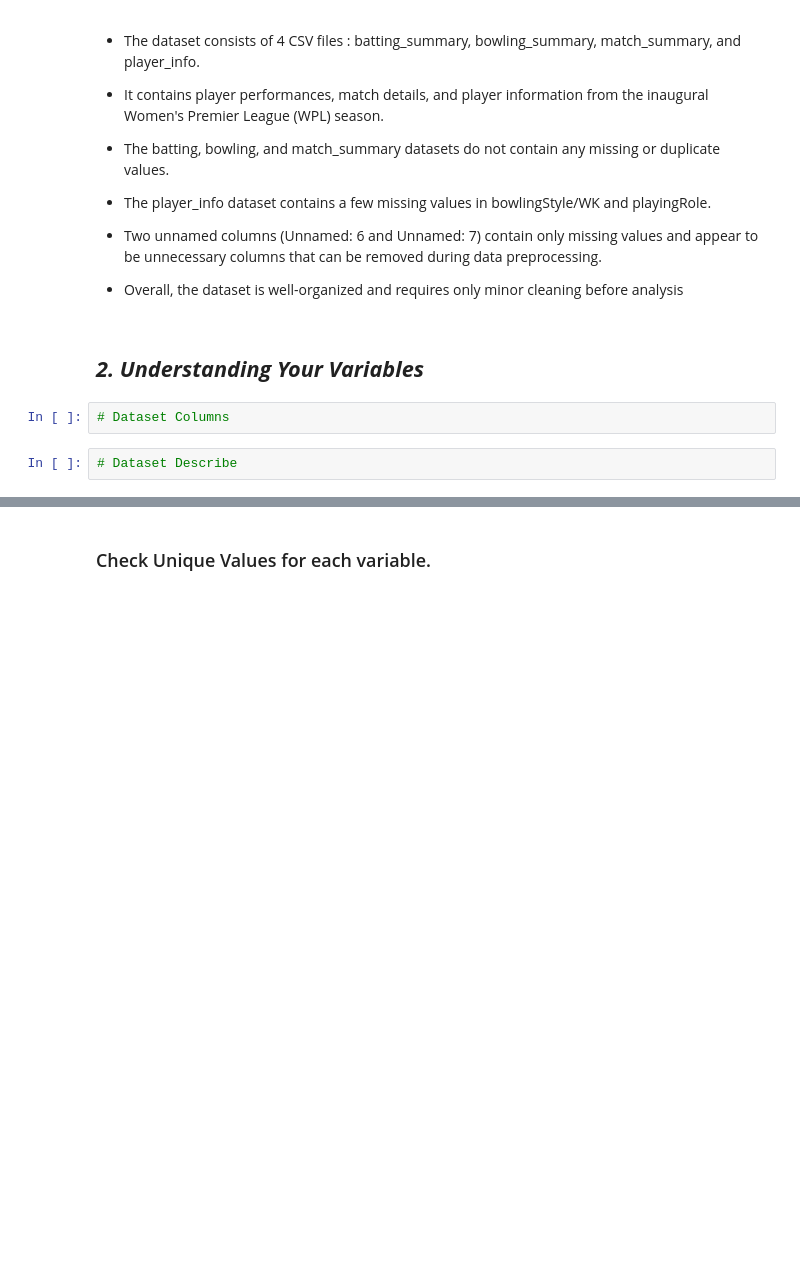
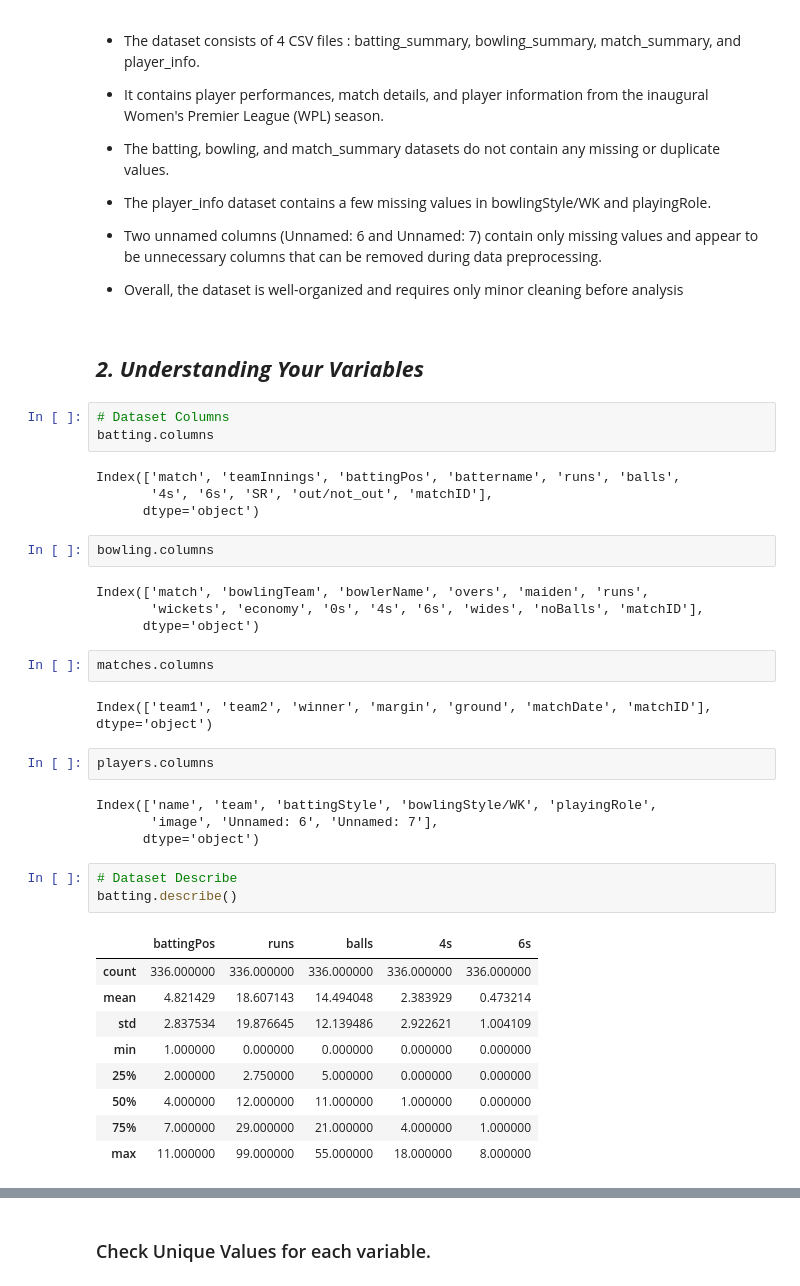
Before and after one commit to GEE2007/WPL-Inaugural-Analytics, a Jupyter notebook: WPL_Inaugural_Analytics.ipynb, the cells around one changed output, grey strips where cells are left out. Drawn from its saved outputs; the diff is of its cells as text; blank space fills up the shorter version.

```diff
--- a/WPL_Inaugural_Analytics.ipynb
+++ b/WPL_Inaugural_Analytics.ipynb
@@ -336,5 +333,37 @@ plt.show()
 ## ***2. Understanding Your Variables***
 # %%
 # Dataset Columns
+batting.columns
+# %% [output]
+Index(['match', 'teamInnings', 'battingPos', 'battername', 'runs', 'balls',
+       '4s', '6s', 'SR', 'out/not_out', 'matchID'],
+      dtype='object')
+# %%
+bowling.columns
+# %% [output]
+Index(['match', 'bowlingTeam', 'bowlerName', 'overs', 'maiden', 'runs',
+       'wickets', 'economy', '0s', '4s', '6s', 'wides', 'noBalls', 'matchID'],
+      dtype='object')
+# %%
+matches.columns
+# %% [output]
+Index(['team1', 'team2', 'winner', 'margin', 'ground', 'matchDate', 'matchID'], dtype='object')
+# %%
+players.columns
+# %% [output]
+Index(['name', 'team', 'battingStyle', 'bowlingStyle/WK', 'playingRole',
+       'image', 'Unnamed: 6', 'Unnamed: 7'],
+      dtype='object')
 # %%
 # Dataset Describe
+batting.describe()
+# %% [output]
+|  | battingPos | runs | balls | 4s | 6s |
+| count | 336.000000 | 336.000000 | 336.000000 | 336.000000 | 336.000000 |
+| mean | 4.821429 | 18.607143 | 14.494048 | 2.383929 | 0.473214 |
+| std | 2.837534 | 19.876645 | 12.139486 | 2.922621 | 1.004109 |
+| min | 1.000000 | 0.000000 | 0.000000 | 0.000000 | 0.000000 |
+| 25% | 2.000000 | 2.750000 | 5.000000 | 0.000000 | 0.000000 |
+| 50% | 4.000000 | 12.000000 | 11.000000 | 1.000000 | 0.000000 |
+| 75% | 7.000000 | 29.000000 | 21.000000 | 4.000000 | 1.000000 |
+| max | 11.000000 | 99.000000 | 55.000000 | 18.000000 | 8.000000 |
```
Also changed, not shown: parts of 17 cells of this notebook.
